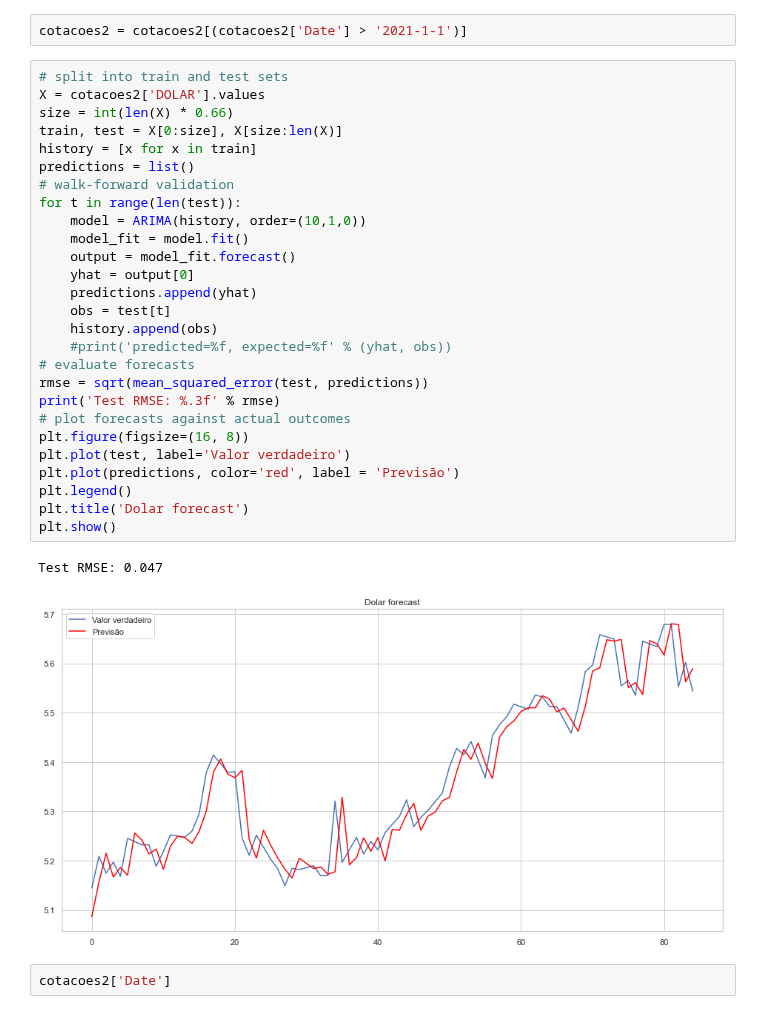
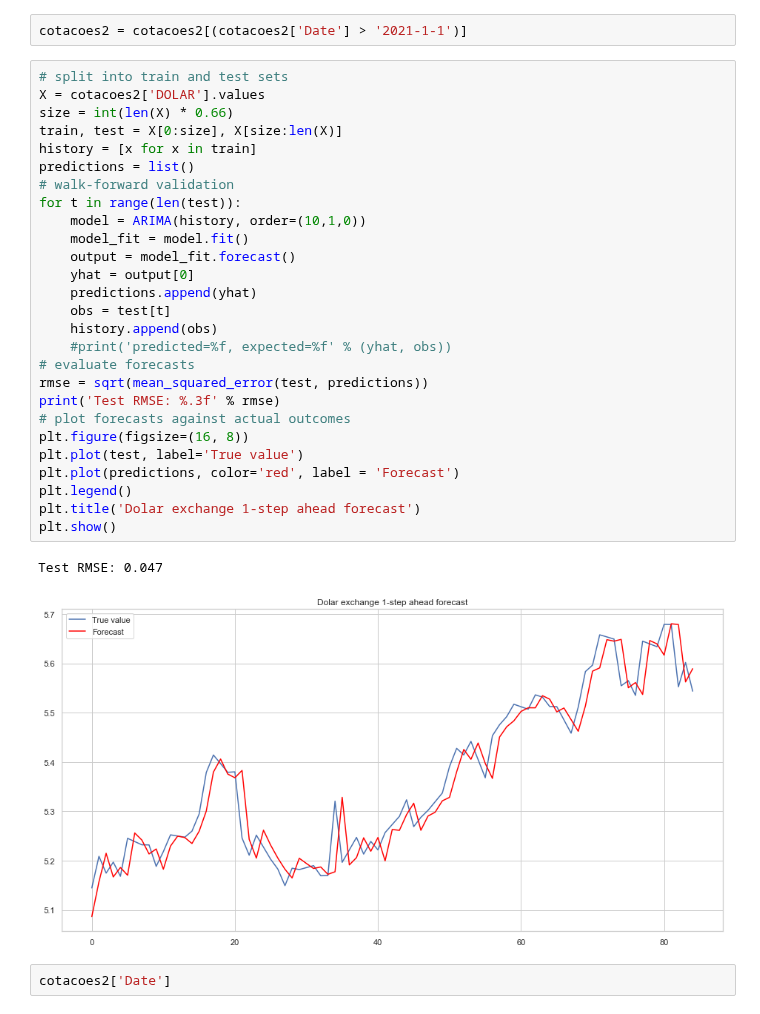
Before and after one commit to Felipevn/Projects, a Jupyter notebook: financeTest1.ipynb, the cells around one changed output. Cells and saved outputs as stored; diff of their text form.

```diff
--- a/financeTest1.ipynb
+++ b/financeTest1.ipynb
@@ -134,33 +134,33 @@ cotacoes2 = cotacoes2[(cotacoes2['Date'] > '2021-1-1')]
 # %%
 # split into train and test sets
 X = cotacoes2['DOLAR'].values
 size = int(len(X) * 0.66)
 train, test = X[0:size], X[size:len(X)]
 history = [x for x in train]
 predictions = list()
 # walk-forward validation
 for t in range(len(test)):
     model = ARIMA(history, order=(10,1,0))
     model_fit = model.fit()
     output = model_fit.forecast()
     yhat = output[0]
     predictions.append(yhat)
     obs = test[t]
     history.append(obs)
     #print('predicted=%f, expected=%f' % (yhat, obs))
 # evaluate forecasts
 rmse = sqrt(mean_squared_error(test, predictions))
 print('Test RMSE: %.3f' % rmse)
 # plot forecasts against actual outcomes
 plt.figure(figsize=(16, 8))
-plt.plot(test, label='Valor verdadeiro')
-plt.plot(predictions, color='red', label = 'Previsão')
+plt.plot(test, label='True value')
+plt.plot(predictions, color='red', label = 'Forecast')
 plt.legend()
-plt.title('Dolar forecast')
+plt.title('Dolar exchange 1-step ahead forecast')
 plt.show()
 # %% [output]
 Test RMSE: 0.047
-[figure, old version]
+[figure, new version]
 # %%
 cotacoes2['Date']
 # %% [output]
```
